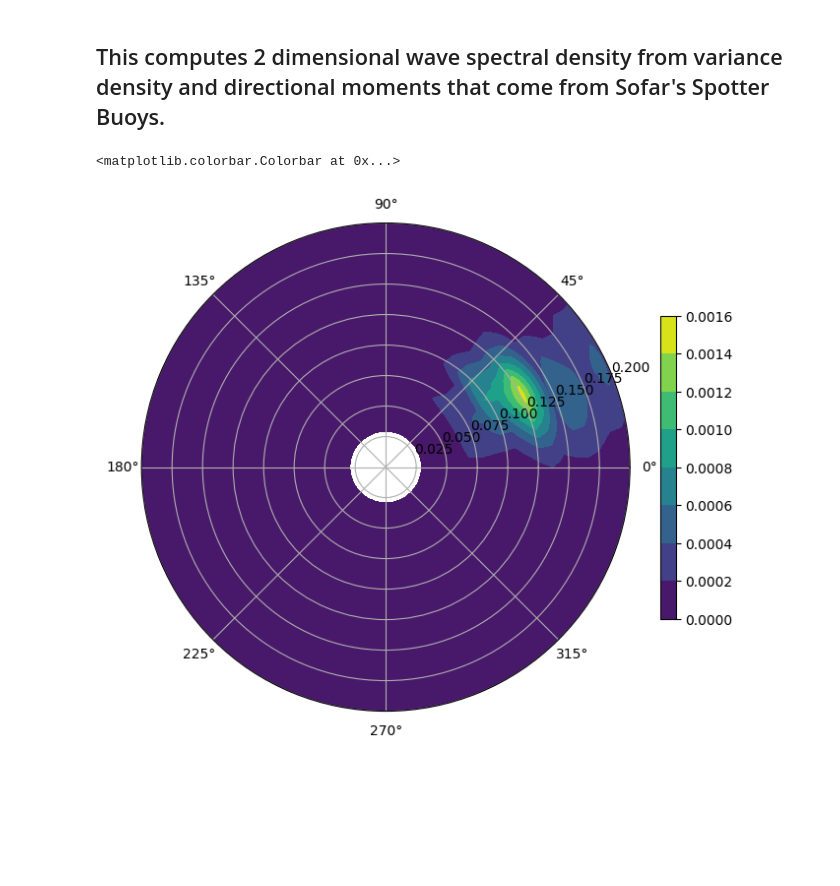
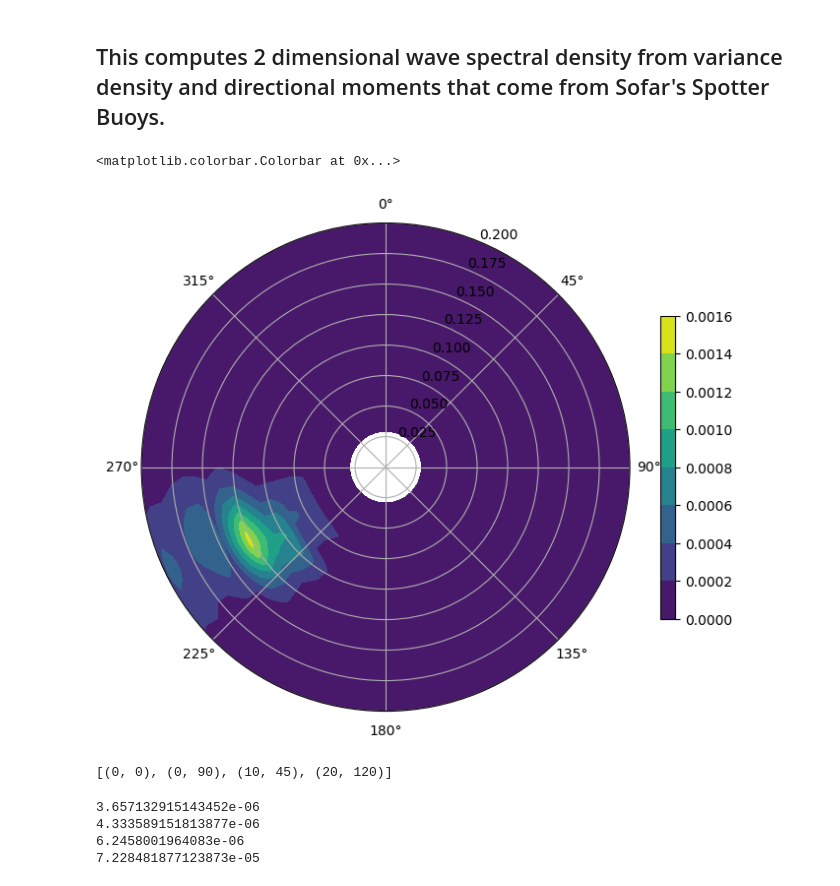
Before and after one commit to sofarocean/spotter-analysis-examples, a Jupyter notebook: directional_wave_spectra_example.ipynb, the cells around one changed output. Drawn from its saved outputs; the diff is of its cells as text; code cells hidden in the pictures; blank space fills up the shorter version.

```diff
--- a/directional_wave_spectra_example.ipynb
+++ b/directional_wave_spectra_example.ipynb
@@ -744,13 +744,33 @@ twoD_spectra = estimate_directional_spectrum(variance_density, direction_moments
 # %%
 fig, ax = plt.subplots(figsize=(8, 8), subplot_kw=dict(projection='polar'))
 theta = np.deg2rad(direction)
 im = ax.contourf(theta, frequency, twoD_spectra, cmap='viridis')
 ax.set_xlim([0*np.pi,2*np.pi])
 ax.set_ylim([0,0.2])
-ax.set_theta_zero_location("E")
+ax.set_theta_zero_location("N")
+ax.set_theta_direction(-1)
 ax.grid('on')
 
 plt.colorbar(im,shrink=0.5)
 # %% [output]
 <matplotlib.colorbar.Colorbar at 0x...>
-[figure, old version]
+[figure, new version]
+# %%
+test_indices = [
+        (0, 0),    # First frequency, first direction
+        (0, 90),   # First frequency, 90th direction (180°)
+        (10, 45),  # 10th frequency, 45th direction (90°)
+        (20, 120), # 20th frequency, 120th direction (240°)
+]
+
+print(test_indices)
+# %% [output]
+[(0, 0), (0, 90), (10, 45), (20, 120)]
+# %%
+for (freq_idx, dir_idx) in test_indices:
+    print(twoD_spectra[freq_idx, dir_idx])
+# %% [output]
+3.657132915143452e-06
+4.333589151813877e-06
+6.2458001964083e-06
+7.228481877123873e-05
```
Also changed, not shown: parts of 1 cell of this notebook, 2 other files.
